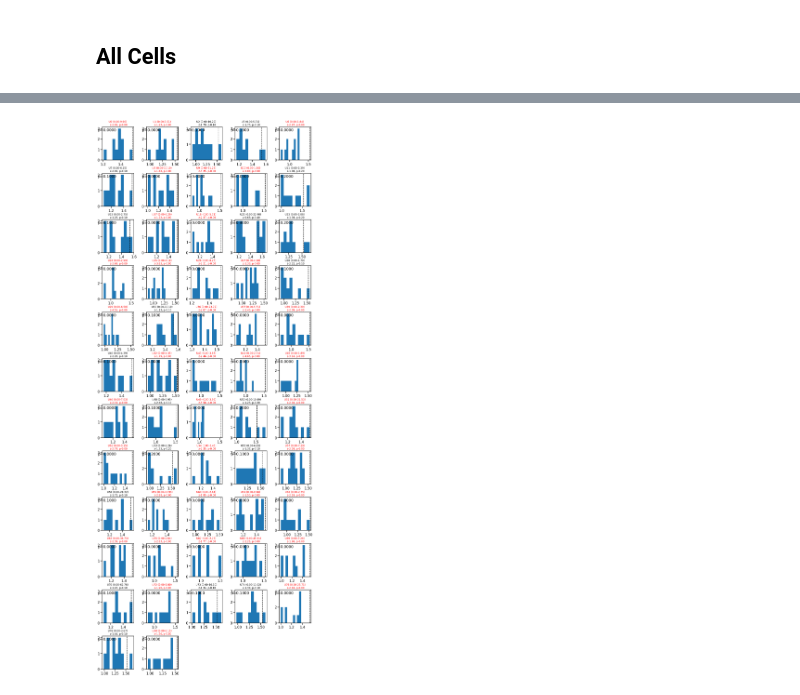
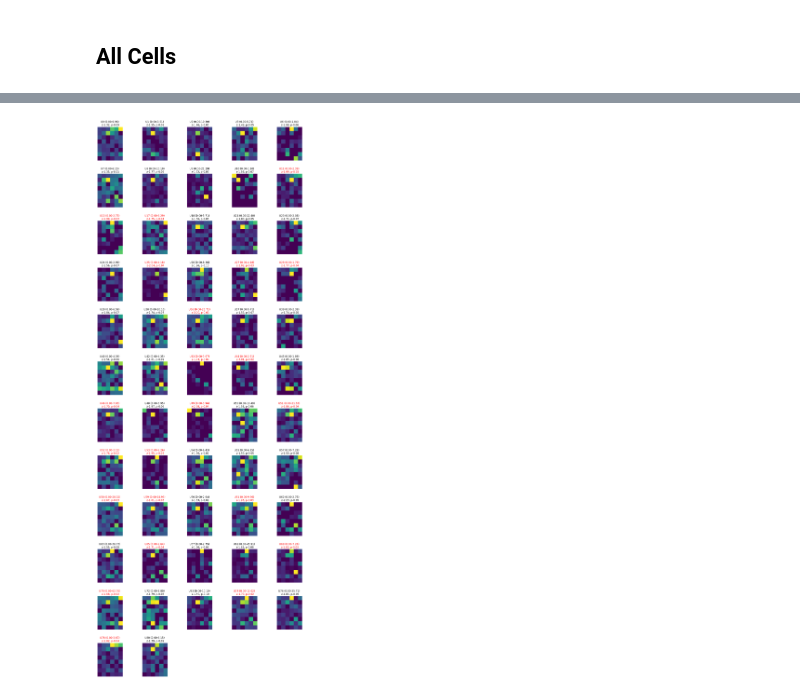
Before and after one commit to HSUPipeline/AnalyzeTH, a Jupyter notebook: notebooks/ANOVA-SpatialTargetCells.ipynb, the cells around one changed output, grey strips where cells are left out. Saved outputs shown, nothing was run; the diff lists cells and outputs as text; code cells hidden in the pictures.

Commit message:
Target: clean up, only new code

```diff
--- a/notebooks/ANOVA-SpatialTargetCells.ipynb
+++ b/notebooks/ANOVA-SpatialTargetCells.ipynb
@@ -457,5 +270,2 @@ z-score: 2.13
 # %% [markdown]
 ## All Cells
-# %%
-n_surrogates = 10
-set_random_seed(101)
@@ -531,28 +272,25 @@ for ii, ax in zip(keep_inds, make_axes(n_keep, hspace=0.4, wspace=0.4)):
-# %%
-n_surrogates = 10
-set_random_seed(101)
-# %%
-for ii, ax in zip(keep_inds, make_axes(n_keep, hspace=0.4, wspace=0.4)):
-
-    spikes = nwbfile.units.get_unit_spike_times(ii)
-    times_shuffle = shuffle_spikes(spikes, shuffle_approach, n_surrogates, **shuffle_kwargs)
-
-    surrogates = np.zeros(n_surrogates)
-    for ind, shuffle in enumerate(times_shuffle):
-
-        data = get_trial_target(shuffle, nav_starts, chest_bins, chest_openings,
-                                chest_trials, ch_xbin, ch_ybin, ptimes, positions)
-        df = create_df_target(data)
-        surrogates[ind] = fit_anova_target(df)
-
-    p_val, z_score = compute_surrogate_stats(f_val, surrogates, plot=True, verbose=False, ax=ax)
-
-    target_bins = compute_spatial_target_bins(spikes, nav_starts, chest_openings, chest_trials,
-                                              ptimes, positions, chest_bins, ch_xbin, ch_ybin)
-    #plot_heatmap(target_bins, transpose=True, ax=ax)
-
-    minb, maxb = np.min(target_bins), np.max(target_bins)
-    ax.set_title('U{} ({:1.2f}-{:1.2f}) \n z-{:1.2f}, p-{:1.2f}'.format(ii, minb, maxb, z_score, p_val),
-                 fontdict={'fontsize' : 12}, color=color_pval(p_val))
-# %% [output]
-[figure, removed]
+# %%
+for ii, ax in zip(keep_inds, make_axes(n_keep, hspace=0.4, wspace=0.4)):
+
+    spikes = nwbfile.units.get_unit_spike_times(ii)
+    times_shuffle = shuffle_spikes(spikes, shuffle_approach, n_surrogates, **shuffle_kwargs)
+
+    surrogates = np.zeros(n_surrogates)
+    for ind, shuffle in enumerate(times_shuffle):
+
+        data = get_trial_target(shuffle, nav_starts, chest_bins, chest_openings,
+                                chest_trials, ch_xbin, ch_ybin, ptimes, positions)
+        df = create_df_target(data)
+        surrogates[ind] = fit_anova_target(df)
+
+    p_val, z_score = compute_surrogate_stats(f_val, surrogates, plot=False, verbose=False, ax=ax)
+
+    target_bins = compute_spatial_target_bins(spikes, nav_starts, chest_openings, chest_trials,
+                                              ptimes, positions, chest_bins, ch_xbin, ch_ybin)
+    plot_heatmap(target_bins, transpose=True, ax=ax)
+
+    minb, maxb = np.min(target_bins), np.max(target_bins)
+    ax.set_title('U{} ({:1.2f}-{:1.2f}) \n z-{:1.2f}, p-{:1.2f}'.format(ii, minb, maxb, z_score, p_val),
+                 fontdict={'fontsize' : 12}, color=color_pval(p_val))
+# %% [output]
+[figure, added]
```
Also changed, not shown: parts of 23 cells of this notebook.
